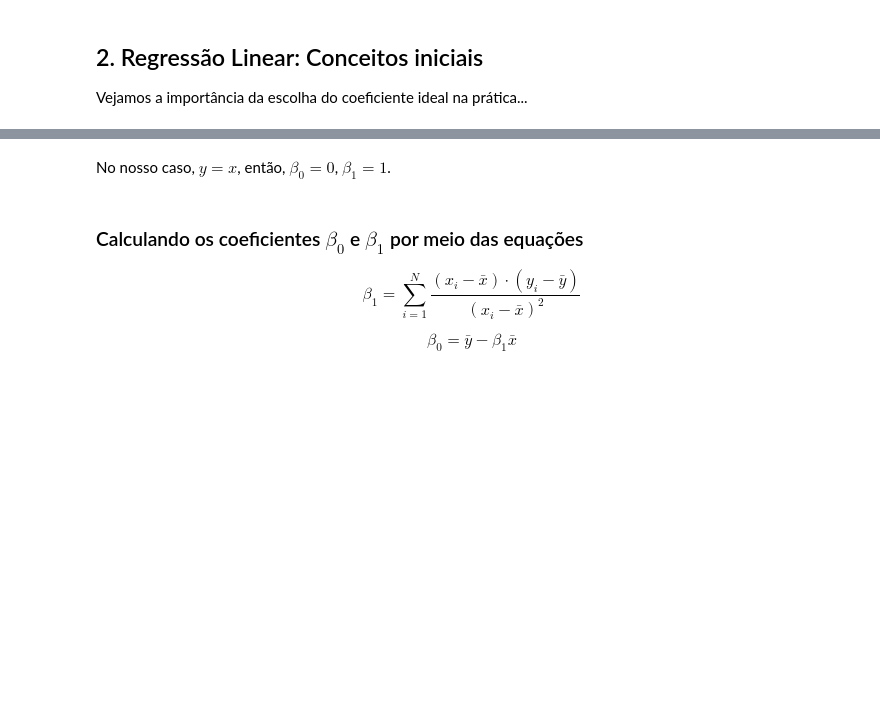
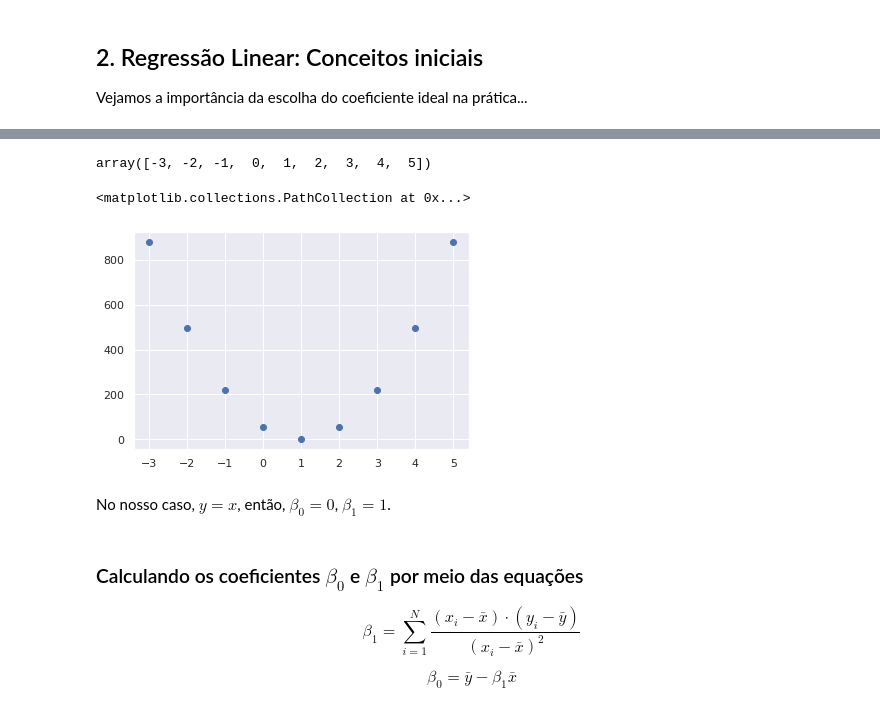
Before and after one commit to walisson-silva-ada/827-data-science, a Jupyter notebook: 02. Regressão Linear/2.1. Regressão Linear Simples.ipynb, the cells around one changed output, grey strips where cells are left out. Cells and saved outputs as stored; diff of their text form; code cells hidden in the pictures; blank space fills up the shorter version.

```diff
--- a/02. Regressão Linear/2.1. Regressão Linear Simples.ipynb
+++ b/02. Regressão Linear/2.1. Regressão Linear Simples.ipynb
@@ -89,3 +113,19 @@ $$
 
 - $\beta_1$: coeficiente que multiplica a variável independente
 - $\beta_0$: intercepto
+# %%
+b0 = 0 # Beta0, que já sabemos que é igual a zero
+# %%
+coeficiente_erro = [] # Primeiro elemento vai ser o valor do coeficiente, e o segundo elemento vai ser o erro associado a ele
+
+# Fazendo o coeficiente beta1 variar
+for b1 in range(-3, 6):
+  y_estimado = b0 + b1*x # Isso gera um array
+
+  erro = y - y_estimado
+
+  SQE = sum(erro**2) # Soma quadrática dos erros
+
+  coeficiente_erro.append([b1, SQE])
+
+coeficiente_erro
@@ -91,0 +142,2 @@ $$
+# %%
+erros = np.array(coeficiente_erro)
@@ -92,3 +156,12 @@ $$
+# %%
+erros[:,0]
+# %% [output]
+array([-3, -2, -1,  0,  1,  2,  3,  4,  5])
+# %%
+plt.scatter(erros[:,0], erros[:,1])
+# %% [output]
+<matplotlib.collections.PathCollection at 0x...>
+[figure, added]
 # %%
 # Visualizando diferentes retas de regressão para diferentes
 # %% [markdown]
```
Also changed, not shown: parts of 12 cells of this notebook.
